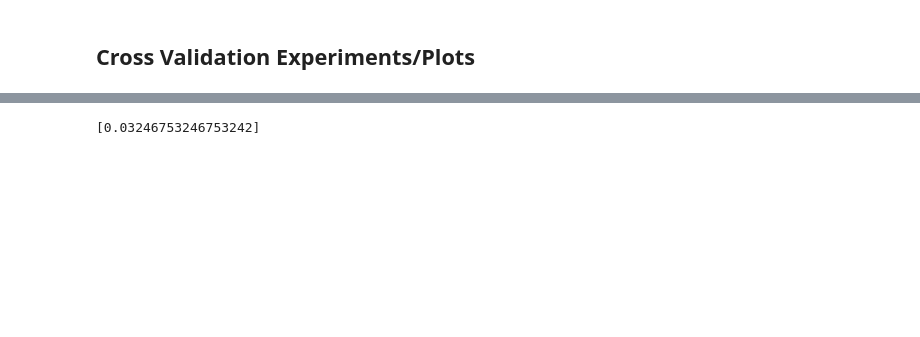
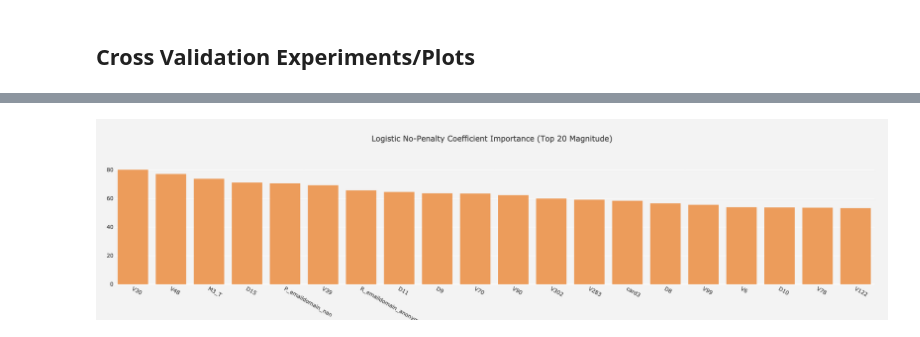
Before and after one commit to dostoyevsky1/cautious-carnival, a Jupyter notebook: fraud_detection.ipynb, the cells around one changed output, grey strips where cells are left out. Saved outputs shown, nothing was run; the diff lists cells and outputs as text; code cells hidden in the pictures; blank space fills up the shorter version.

```diff
--- a/fraud_detection.ipynb
+++ b/fraud_detection.ipynb
@@ -176,7 +176,7 @@ svm_param_grid = {'C':np.linspace(10**-2, 10**2, 5),
 param_grid_logit = {'C':np.linspace(1e-4,1,25)}
 
 
-for _ in range(1):
+for _ in range(10):
     loop_start = timeit.default_timer()
     ### Data Split
 
@@ -545,10 +730,43 @@ loop time is:42.77906733999998
 # %%
-abs_coefs = [abs(item) for item in lasso.coef_[0].tolist()]
+coefs = list(zip(*[coef[0].tolist() for coef in logit_coefs]))
+coefs = list(map(lambda x: list(map(lambda y: abs(y),x)), coefs))
+coefs = [np.mean(coef) for coef in coefs]
+
 cols = transaction_df.drop(['isFraud','TransactionID'],axis=1).columns
 
-coefs = sorted(list(zip(abs_coefs,cols)),key = lambda x: x[0],reverse=True)
+coefs = sorted(list(zip(coefs, cols)), key = lambda x: x[0], reverse = True)
 
-abs_coefs = [item[0] for item in coefs]
+abs_avg_coefs = [item[0] for item in coefs]
 cols = [item[1] for item in coefs]
-# %% [output]
-[0.03246753246753242]
+# %%
+layout = go.Layout(
+autosize=True,
+title='Logistic No-Penalty Coefficient Importance (Top 20 Magnitude)',
+yaxis=dict(
+    autorange=True,
+    showgrid=True,
+    zeroline=True,
+    dtick=0,
+    gridcolor='rgb(255, 255, 255)',
+    gridwidth=1,
+    zerolinecolor='rgb(255, 255, 255)',
+    zerolinewidth=2,
+),
+margin=dict(
+    l=40,
+    r=30,
+    b=80,
+    t=100,
+),
+paper_bgcolor='rgb(243, 243, 243)',
+plot_bgcolor='rgb(243, 243, 243)',
+showlegend=False
+)
+
+fig = go.Figure(layout=layout)
+
+fig.add_trace(go.Bar(x = cols[:20], y = abs_avg_coefs[:20], marker_color = 'rgba(234, 131, 46, 0.77)'))
+
+fig.show()
+# %% [output]
+[figure, added]
```
Also changed, not shown: parts of 30 cells of this notebook, 8 other files.
